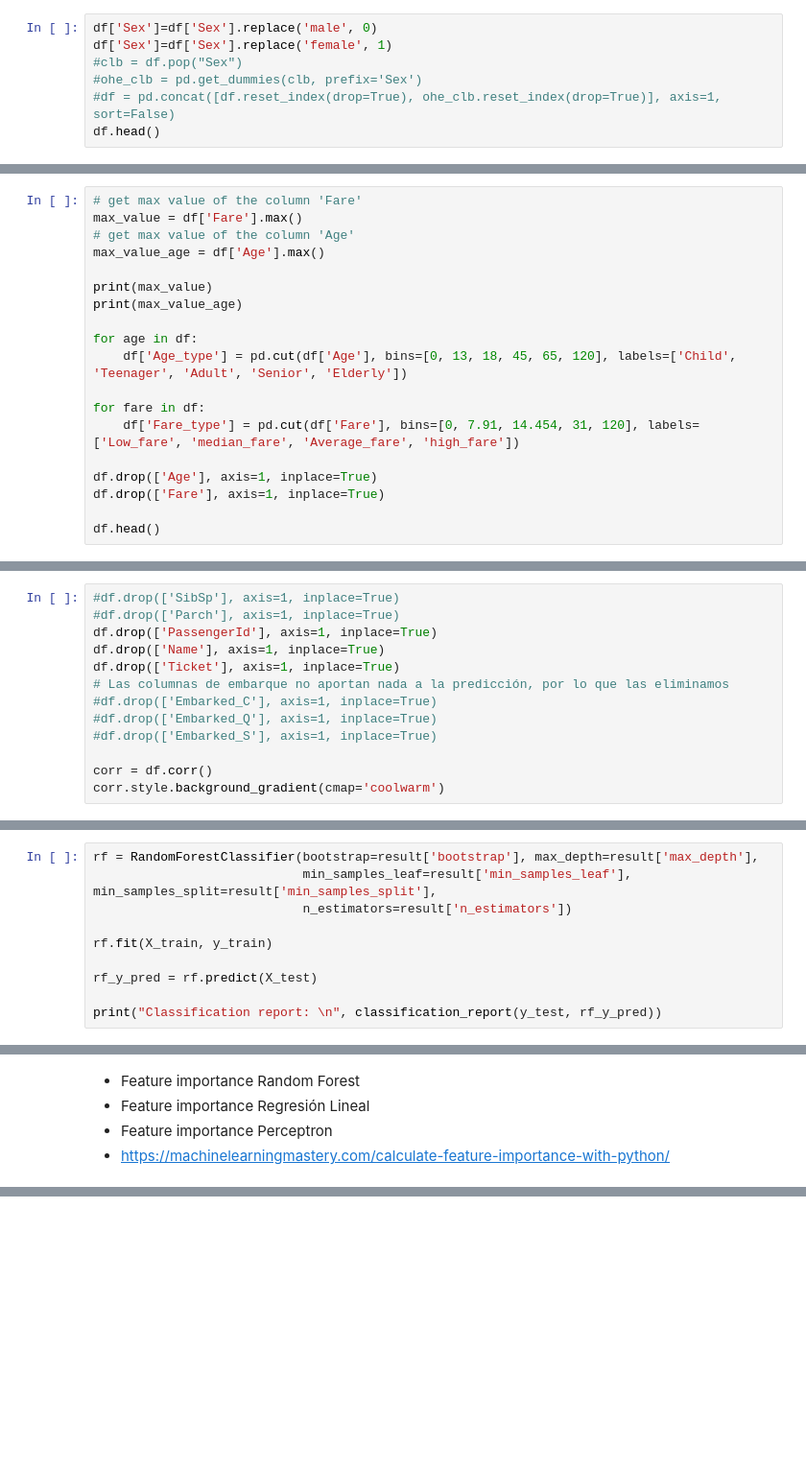
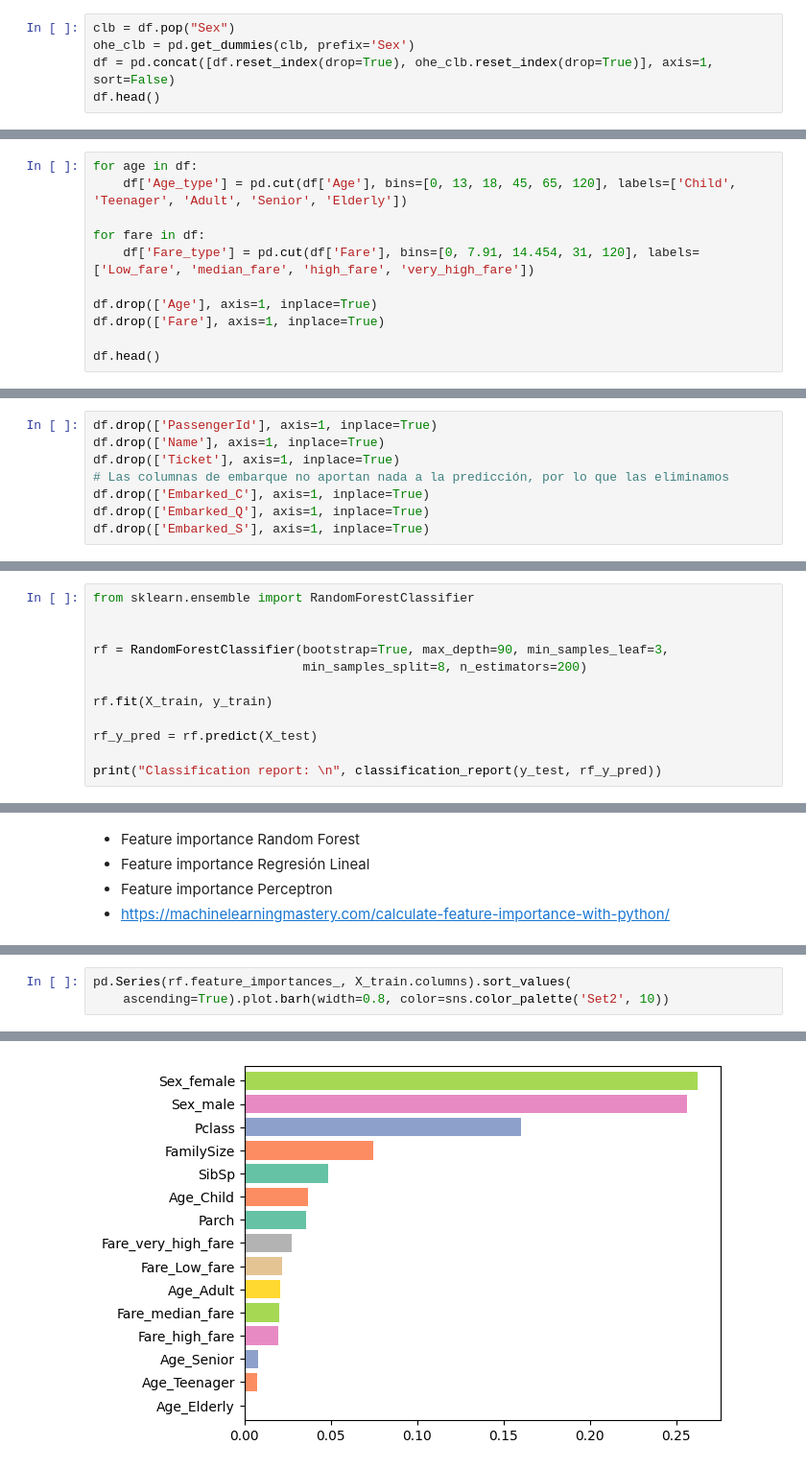
Before and after one commit to Sergimayol/Practica-2-IA, a Jupyter notebook: main.ipynb, the cells around one changed output, grey strips where cells are left out. Shown at 96% size. Saved outputs shown, nothing was run; the diff lists cells and outputs as text; blank space fills up the shorter version.

```diff
--- a/main.ipynb
+++ b/main.ipynb
@@ -112,7 +139,5 @@ Convertimos la columna `Sex` en 0 y 1:
 # %%
-df['Sex']=df['Sex'].replace('male', 0)
-df['Sex']=df['Sex'].replace('female', 1)
-#clb = df.pop("Sex")
-#ohe_clb = pd.get_dummies(clb, prefix='Sex')
-#df = pd.concat([df.reset_index(drop=True), ohe_clb.reset_index(drop=True)], axis=1, sort=False)
+clb = df.pop("Sex")
+ohe_clb = pd.get_dummies(clb, prefix='Sex')
+df = pd.concat([df.reset_index(drop=True), ohe_clb.reset_index(drop=True)], axis=1, sort=False)
 df.head()
@@ -139,19 +178,11 @@ Además, se puede dividir la columna `Fare` en 4 grupos:
 * 14.45-31 $\rightarrow$ Alto
 * 31+      $\rightarrow$ Muy alto
 # %%
-# get max value of the column 'Fare'
-max_value = df['Fare'].max()
-# get max value of the column 'Age'
-max_value_age = df['Age'].max()
-
-print(max_value)
-print(max_value_age)
-
 for age in df:
     df['Age_type'] = pd.cut(df['Age'], bins=[0, 13, 18, 45, 65, 120], labels=['Child', 'Teenager', 'Adult', 'Senior', 'Elderly'])
 
 for fare in df:
-    df['Fare_type'] = pd.cut(df['Fare'], bins=[0, 7.91, 14.454, 31, 120], labels=['Low_fare', 'median_fare', 'Average_fare', 'high_fare'])
+    df['Fare_type'] = pd.cut(df['Fare'], bins=[0, 7.91, 14.454, 31, 120], labels=['Low_fare', 'median_fare', 'high_fare', 'very_high_fare'])
 
 df.drop(['Age'], axis=1, inplace=True)
 df.drop(['Fare'], axis=1, inplace=True)
@@ -179,13 +251,8 @@ Se observa que las columnas `Sex` y `Survived` tienen una correlación de 0.54,
 # %%
-#df.drop(['SibSp'], axis=1, inplace=True)
-#df.drop(['Parch'], axis=1, inplace=True)
 df.drop(['PassengerId'], axis=1, inplace=True)
 df.drop(['Name'], axis=1, inplace=True)
 df.drop(['Ticket'], axis=1, inplace=True)
 # Las columnas de embarque no aportan nada a la predicción, por lo que las eliminamos
-#df.drop(['Embarked_C'], axis=1, inplace=True)
-#df.drop(['Embarked_Q'], axis=1, inplace=True)
-#df.drop(['Embarked_S'], axis=1, inplace=True)
-
-corr = df.corr()
-corr.style.background_gradient(cmap='coolwarm')
+df.drop(['Embarked_C'], axis=1, inplace=True)
+df.drop(['Embarked_Q'], axis=1, inplace=True)
+df.drop(['Embarked_S'], axis=1, inplace=True)
@@ -285,7 +363,9 @@ Una vez se han obtenido los mejores parámetros, se entrena el modelo con estos
 # %%
-rf = RandomForestClassifier(bootstrap=result['bootstrap'], max_depth=result['max_depth'],
-                            min_samples_leaf=result['min_samples_leaf'], min_samples_split=result['min_samples_split'],
-                            n_estimators=result['n_estimators'])
+from sklearn.ensemble import RandomForestClassifier
+
+
+rf = RandomForestClassifier(bootstrap=True, max_depth=90, min_samples_leaf=3,
+                            min_samples_split=8, n_estimators=200)
 
 rf.fit(X_train, y_train)
 
@@ -352,0 +461,4 @@ plt.show()
+# %%
+pd.Series(rf.feature_importances_, X_train.columns).sort_values(
+    ascending=True).plot.barh(width=0.8, color=sns.color_palette('Set2', 10))
+# %% [output]
@@ -352,0 +466 @@ plt.show()
+[figure, added]
```
Also changed, not shown: parts of 48 cells of this notebook.
